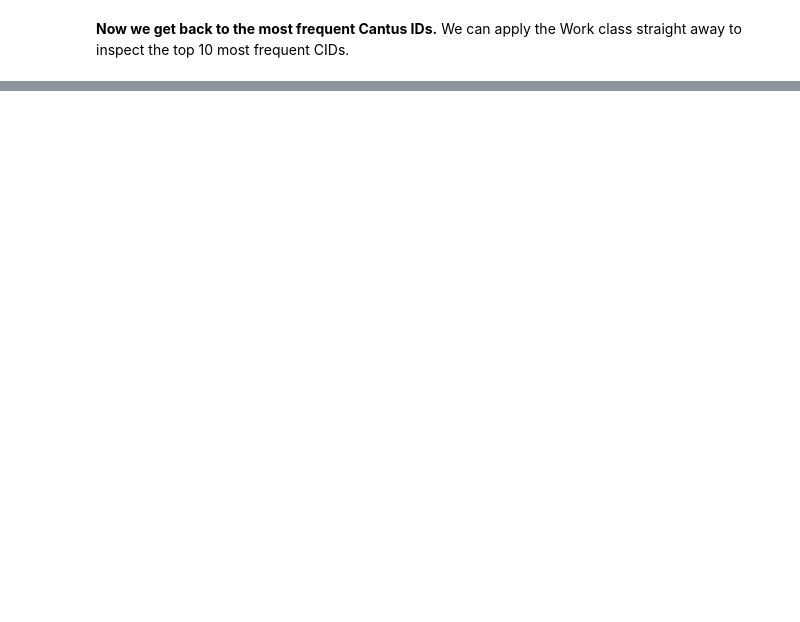
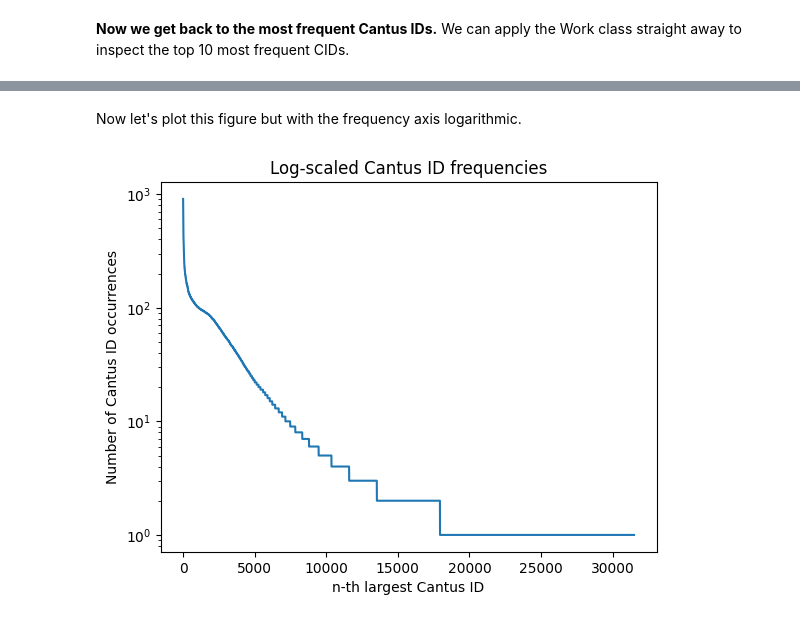
Before and after one commit to hajicj/DH-Latvia_2025-05-07, a Jupyter notebook: 2025-05-07_Practicals-1.ipynb, the cells around one changed output, grey strips where cells are left out. Cells and saved outputs as stored; diff of their text form; code cells hidden in the pictures; blank space fills up the shorter version.

```diff
--- a/2025-05-07_Practicals-1.ipynb
+++ b/2025-05-07_Practicals-1.ipynb
@@ -779,0 +798,14 @@ Work CID 008081: 867 chants, characteristics:
+# %% [markdown]
+Now let's plot this figure but with the frequency axis logarithmic.
+# %%
+
+ax = plt.gca()
+ax.plot(cid_frequencies_sorted)
+ax.set_title('Log-scaled Cantus ID frequencies')
+ax.set_xlabel('n-th largest Cantus ID')   # Best practice: always label both axes.
+ax.set_ylabel('Number of Cantus ID occurrences')
+ax.set_yscale('log')
+
+plt.show()
+# %% [output]
+[figure, added]
```
Also changed, not shown: parts of 9 cells of this notebook.
